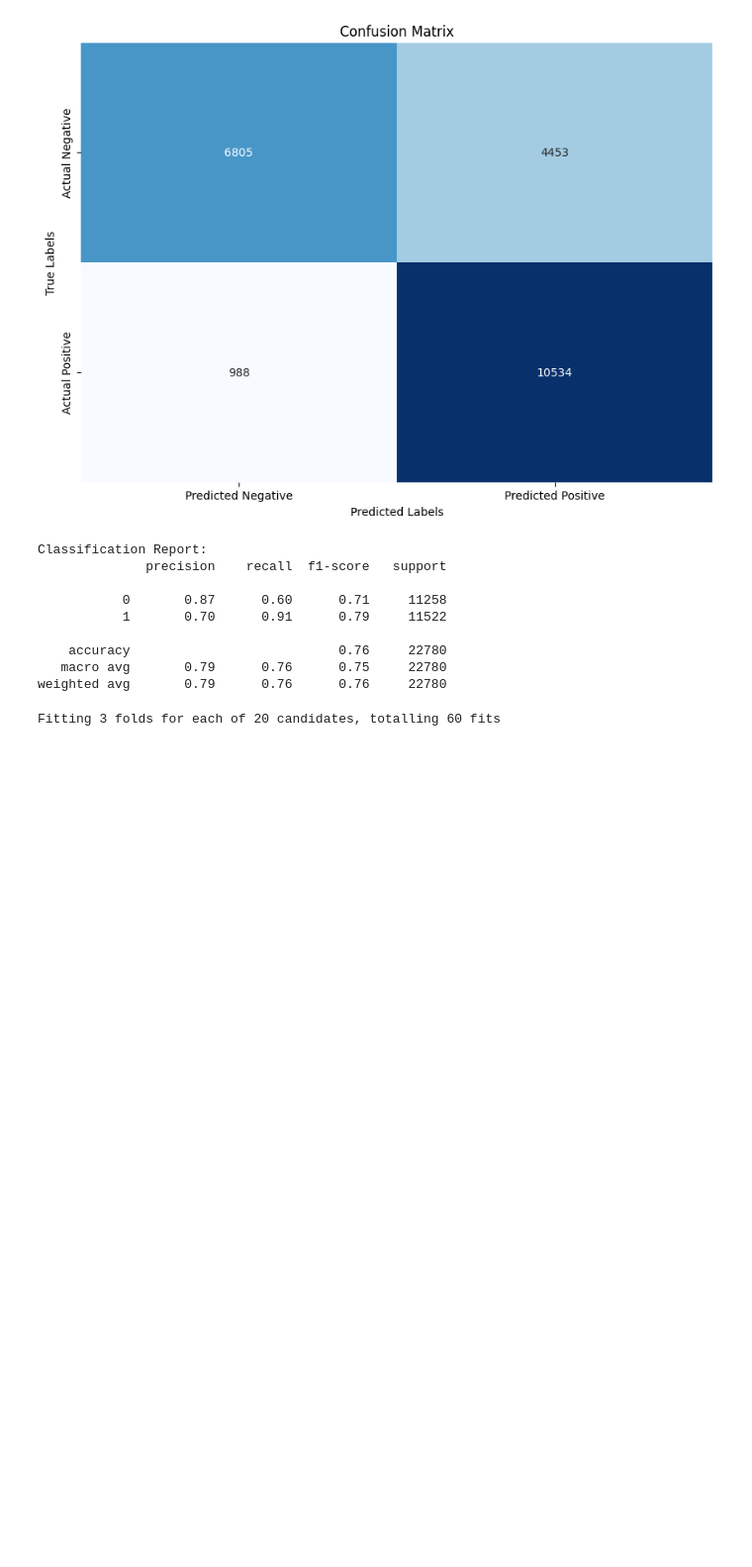
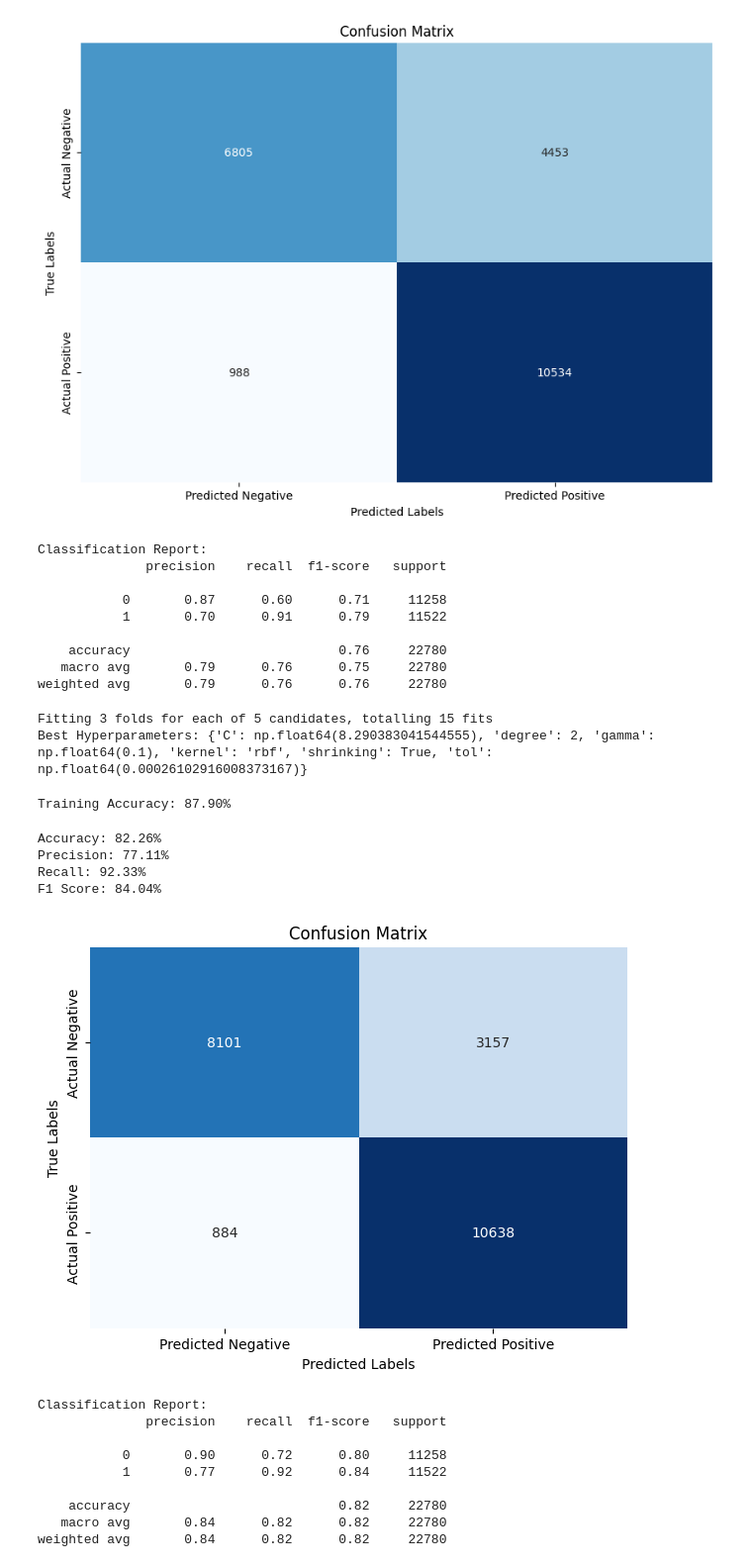
Before and after one commit to Olan-Pinto/Data-Mining-CSCI-5502-872-Course-Project, a Jupyter notebook: Modelling/SVM.ipynb, the cells around one changed output. Shown: that part at 99% size. Saved outputs shown, nothing was run; the diff lists cells and outputs as text; code cells hidden in the pictures; blank space fills up the shorter version.

```diff
--- a/Modelling/SVM.ipynb
+++ b/Modelling/SVM.ipynb
@@ -107,14 +105,76 @@ param_dist = {
 }
 
 random_search = RandomizedSearchCV(svm_model, param_distributions=param_dist,
-                                   n_iter=20,
+                                   n_iter=5,
                                    cv=3,
                                    verbose=2,
-                                   n_jobs=-1,
-                                   random_state=42)
+                                   n_jobs=-1)
 
 random_search.fit(X_train_transformed, y_train)
 
 print("Best Hyperparameters:", random_search.best_params_)
 # %% [output]
-Fitting 3 folds for each of 20 candidates, totalling 60 fits
+Fitting 3 folds for each of 5 candidates, totalling 15 fits
+Best Hyperparameters: {'C': np.float64(8.290383041544555), 'degree': 2, 'gamma': np.float64(0.1), 'kernel': 'rbf', 'shrinking': True, 'tol': np.float64(0.00026102916008373167)}
+# %%
+best_svm_model = SVC(
+    C=random_search.best_params_['C'],
+    gamma=random_search.best_params_['gamma'],
+    kernel=random_search.best_params_['kernel'],
+    degree=random_search.best_params_['degree'],
+    tol=random_search.best_params_['tol'],
+    shrinking=random_search.best_params_['shrinking'],
+    probability=True
+)
+
+best_svm_model.fit(X_train_transformed, y_train)
+
+y_train_pred_svm = best_svm_model.predict(X_train_transformed)
+
+train_accuracy = accuracy_score(y_train, y_train_pred_svm)
+print(f'Training Accuracy: {train_accuracy * 100:.2f}%')
+# %% [output]
+Training Accuracy: 87.90%
+# %%
+y_pred_svm = best_svm_model.predict(X_test_transformed)
+
+accuracy = accuracy_score(y_test, y_pred_svm)
+print(f'Accuracy: {accuracy * 100:.2f}%')
+
+precision = precision_score(y_test, y_pred_svm)
+recall = recall_score(y_test, y_pred_svm)
+f1 = f1_score(y_test, y_pred_svm)
+
+print(f'Precision: {precision * 100:.2f}%')
+print(f'Recall: {recall * 100:.2f}%')
+print(f'F1 Score: {f1 * 100:.2f}%')
+
+conf_matrix = confusion_matrix(y_test, y_pred_svm)
+
+plt.figure(figsize=(7, 5))
+sns.heatmap(conf_matrix, annot=True, fmt='d', cmap='Blues', cbar=False,
+            xticklabels=['Predicted Negative', 'Predicted Positive'],
+            yticklabels=['Actual Negative', 'Actual Positive'])
+plt.title('Confusion Matrix')
+plt.xlabel('Predicted Labels')
+plt.ylabel('True Labels')
+plt.show()
+
+class_report = classification_report(y_test, y_pred_svm)
+print('Classification Report:')
+print(class_report)
+# %% [output]
+Accuracy: 82.26%
+Precision: 77.11%
+Recall: 92.33%
+F1 Score: 84.04%
+[figure, added]
+Classification Report:
+              precision    recall  f1-score   support
+
+           0       0.90      0.72      0.80     11258
+           1       0.77      0.92      0.84     11522
+
+    accuracy                           0.82     22780
+   macro avg       0.84      0.82      0.82     22780
+weighted avg       0.84      0.82      0.82     22780
```
Also changed, not shown: parts of 4 cells of this notebook, 2 other files.
